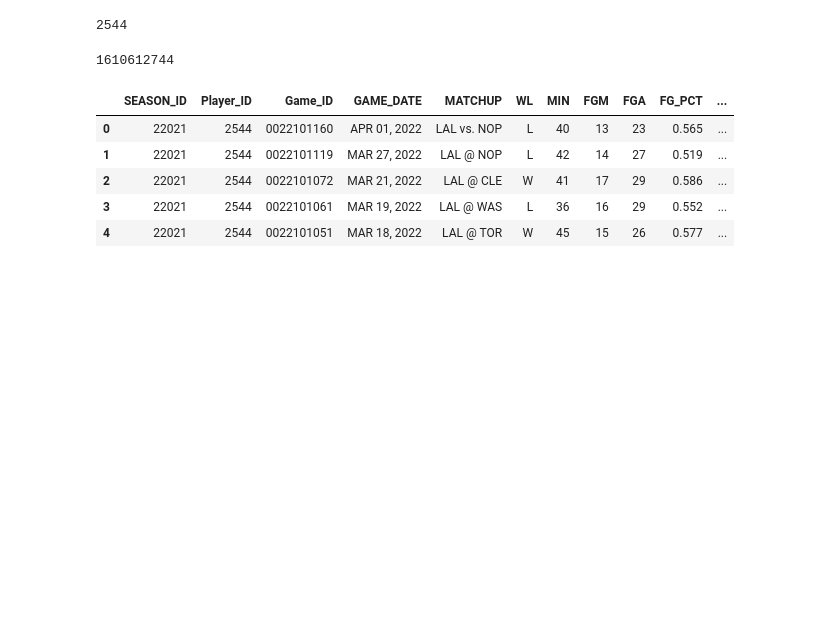
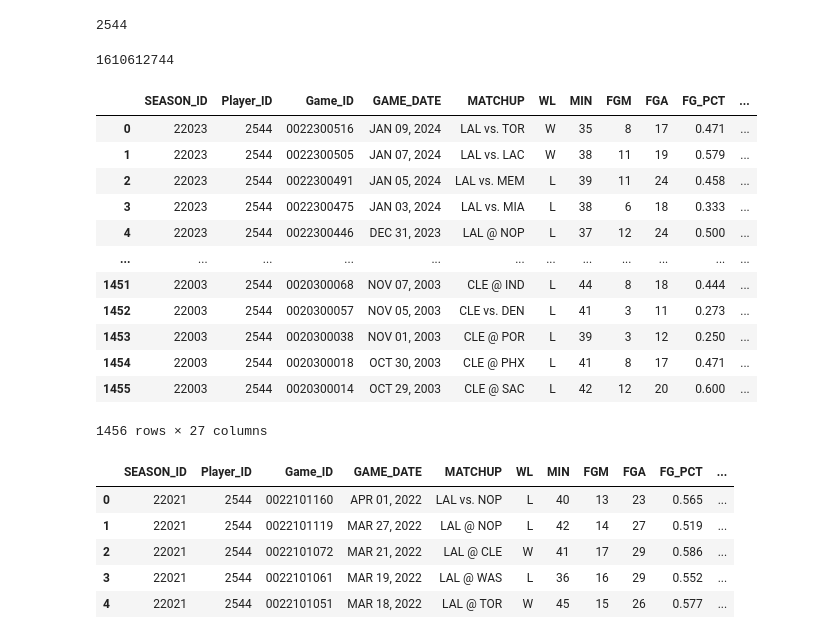
Before and after one commit to pickage-sports/scraper, a Jupyter notebook: test.ipynb, the cells around one changed output. Saved outputs shown, nothing was run; the diff lists cells and outputs as text; code cells hidden in the pictures; blank space fills up the shorter version.

```diff
--- a/test.ipynb
+++ b/test.ipynb
@@ -99,10 +98,24 @@ GSW_id
 # %%
 # Get all of Lebrons stats
 from nba_api.stats.endpoints import playergamelog
 from nba_api.stats.library.parameters import SeasonAll
 gamelog_lebron = playergamelog.PlayerGameLog(lebron_id, season = SeasonAll.all)
 gamelog_lebron_df = gamelog_lebron.get_data_frames()
-#gamelog_lebron_df[0]
+gamelog_lebron_df[0]
+# %% [output]
+|  | SEASON_ID | Player_ID | Game_ID | GAME_DATE | MATCHUP | WL | MIN | FGM | FGA | FG_PCT | ... |
+| 0 | 22023 | 2544 | 0022300516 | JAN 09, 2024 | LAL vs. TOR | W | 35 | 8 | 17 | 0.471 | ... |
+| 1 | 22023 | 2544 | 0022300505 | JAN 07, 2024 | LAL vs. LAC | W | 38 | 11 | 19 | 0.579 | ... |
+| 2 | 22023 | 2544 | 0022300491 | JAN 05, 2024 | LAL vs. MEM | L | 39 | 11 | 24 | 0.458 | ... |
+| 3 | 22023 | 2544 | 0022300475 | JAN 03, 2024 | LAL vs. MIA | L | 38 | 6 | 18 | 0.333 | ... |
+| 4 | 22023 | 2544 | 0022300446 | DEC 31, 2023 | LAL @ NOP | L | 37 | 12 | 24 | 0.500 | ... |
+| ... | ... | ... | ... | ... | ... | ... | ... | ... | ... | ... | ... |
+| 1451 | 22003 | 2544 | 0020300068 | NOV 07, 2003 | CLE @ IND | L | 44 | 8 | 18 | 0.444 | ... |
+| 1452 | 22003 | 2544 | 0020300057 | NOV 05, 2003 | CLE vs. DEN | L | 41 | 3 | 11 | 0.273 | ... |
+| 1453 | 22003 | 2544 | 0020300038 | NOV 01, 2003 | CLE @ POR | L | 39 | 3 | 12 | 0.250 | ... |
+| 1454 | 22003 | 2544 | 0020300018 | OCT 30, 2003 | CLE @ PHX | L | 41 | 8 | 17 | 0.471 | ... |
+| 1455 | 22003 | 2544 | 0020300014 | OCT 29, 2003 | CLE @ SAC | L | 42 | 12 | 20 | 0.600 | ... |
+1456 rows × 27 columns
 # %%
 # Get all the Warriors Stats
 from nba_api.stats.endpoints import leaguegamefinder
```
Also changed, not shown: parts of 1 cell of this notebook, 3 other files.
